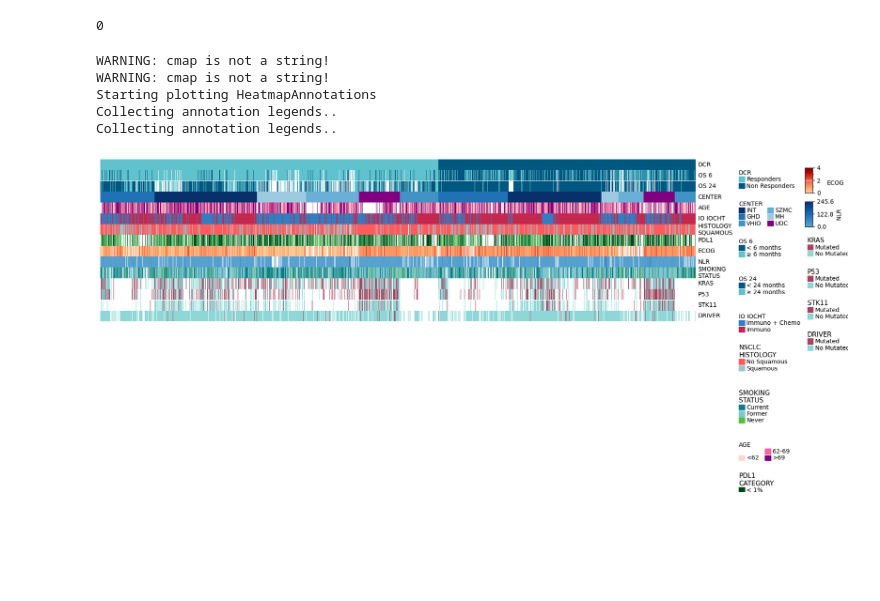
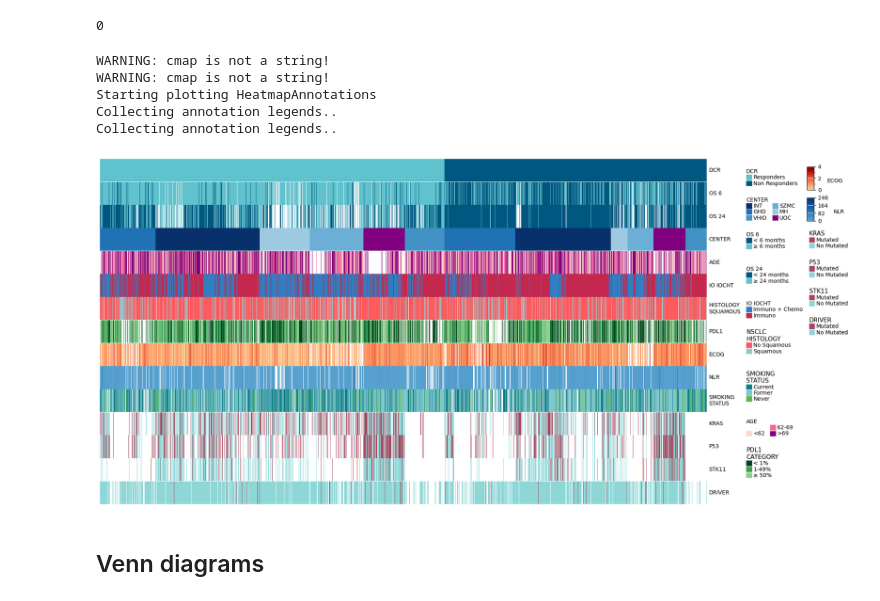
Before and after one commit to CostanzaSiniscalchi/I3LUNG_PDSS, a Jupyter notebook: data_visualization.ipynb, the cells around one changed output. Cells and saved outputs as stored; diff of their text form; code cells hidden in the pictures; blank space fills up the shorter version.

Commit message:
added requirements and plots in data visualization

```diff
--- a/data_visualization.ipynb
+++ b/data_visualization.ipynb
@@ -73,7 +74,7 @@ df_sorted['P53'] = df_sorted['P53'].map({0: 'No Mutated', 1: 'Mutated'})
 df_sorted['STK11'] = df_sorted['STK11'].map({0: 'No Mutated', 1: 'Mutated'})
 df_sorted['DRIVER'] = df_sorted['DRIVER'].map({0: 'No Mutated', 1: 'Mutated'})
 # %%
-plt.figure(figsize=(18, 10))
+plt.figure(figsize=(20, 10))
 unique_values = df_sorted[outcome].unique()
 DCR_color = {val: '#005780' if val == 'Non Responders' else '#60C2CD' for val in unique_values}
 OS6_color = {
@@ -202,47 +203,48 @@ col_ha = HeatmapAnnotation(
     legend_kws=dict(
         handlelength=1.5,
         handletextpad=0.5,
-        ncol=5,
-        fontsize=11,
+        ncol=2,
+        fontsize=9,
         edgecolor='white',
         labelcolor='black',
         color_text=False,
-        columnspacing=2,
+        columnspacing=2.0,
         loc='upper center',
-        bbox_to_anchor=(0.5, -0.15)
+        bbox_to_anchor=(0.5, 0.02)
     )
 )
 
 
 cbars = [c for c in col_ha.cbars if hasattr(c, 'ax')]
 # ECOG colorbar (if available)
-cbar_ecog = cbars[0] if len(cbars) > 1 else None
+cbar_ecog = cbars[0] if len(cbars) > 0 else None
 if cbar_ecog is not None:
     cbar_ecog.ax.set_ylabel('ECOG', rotation=0, labelpad=25)
     cbar_ecog.ax.yaxis.set_major_locator(mticker.LinearLocator(numticks=3))
     cbar_ecog.ax.yaxis.set_major_formatter(mticker.FormatStrFormatter('%.0f'))
     # For the minor ticks: automatically place them between the major ones.
     cbar_ecog.ax.yaxis.set_minor_locator(mticker.AutoMinorLocator(2))
     # Style the minor grid lines
     cbar_ecog.ax.grid(which='minor', axis='y', linestyle=':', color='lightgray', alpha=0.7, linewidth=0.5)
     cbar_ecog.ax.tick_params(axis='y', labelsize=10) # Control font size
     cbar_ecog.ax.grid(which='major', axis='y', linestyle='-', color='white', linewidth=0.8)
 
 # NLR colorbar (if available)
-cbar_nlr = cbars[1] if len(cbars) > 2 else None
+cbar_nlr = cbars[1] if len(cbars) > 1 else None
 if cbar_nlr is not None:
     cbar_nlr.ax.set_ylabel('NLR', rotation=0, labelpad=20)
     cbar_nlr.ax.yaxis.set_major_locator(mticker.LinearLocator(numticks=4)) # Force 4 evenly spaced ticks
     cbar_nlr.ax.yaxis.set_major_formatter(mticker.FormatStrFormatter('%.0f')) # This makes it an integer
     cbar_nlr.ax.tick_params(axis='y', labelsize=10) # Control font size
     cbar_nlr.ax.grid(which='major', axis='y', linestyle='-', color='white', linewidth=0.8)
 
-plt.subplots_adjust(bottom=0.5)
 plt.show()
 # %% [output]
 WARNING: cmap is not a string!
 WARNING: cmap is not a string!
 Starting plotting HeatmapAnnotations
 Collecting annotation legends..
 Collecting annotation legends..
-[figure, old version]
+[figure, new version]
+# %% [markdown]
+## Venn diagrams
```
Also changed, not shown: parts of 5 cells of this notebook, 2 other files.
